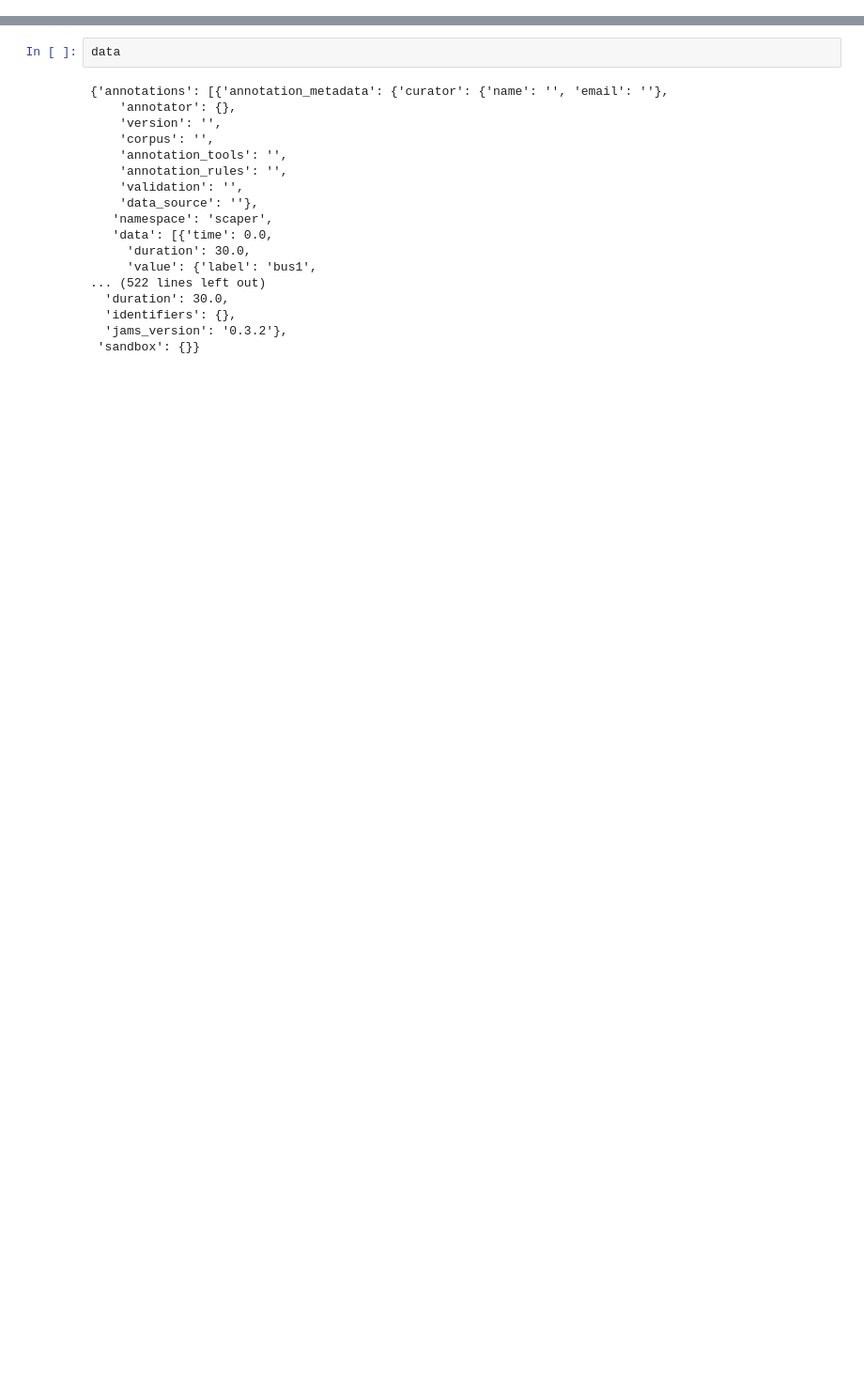
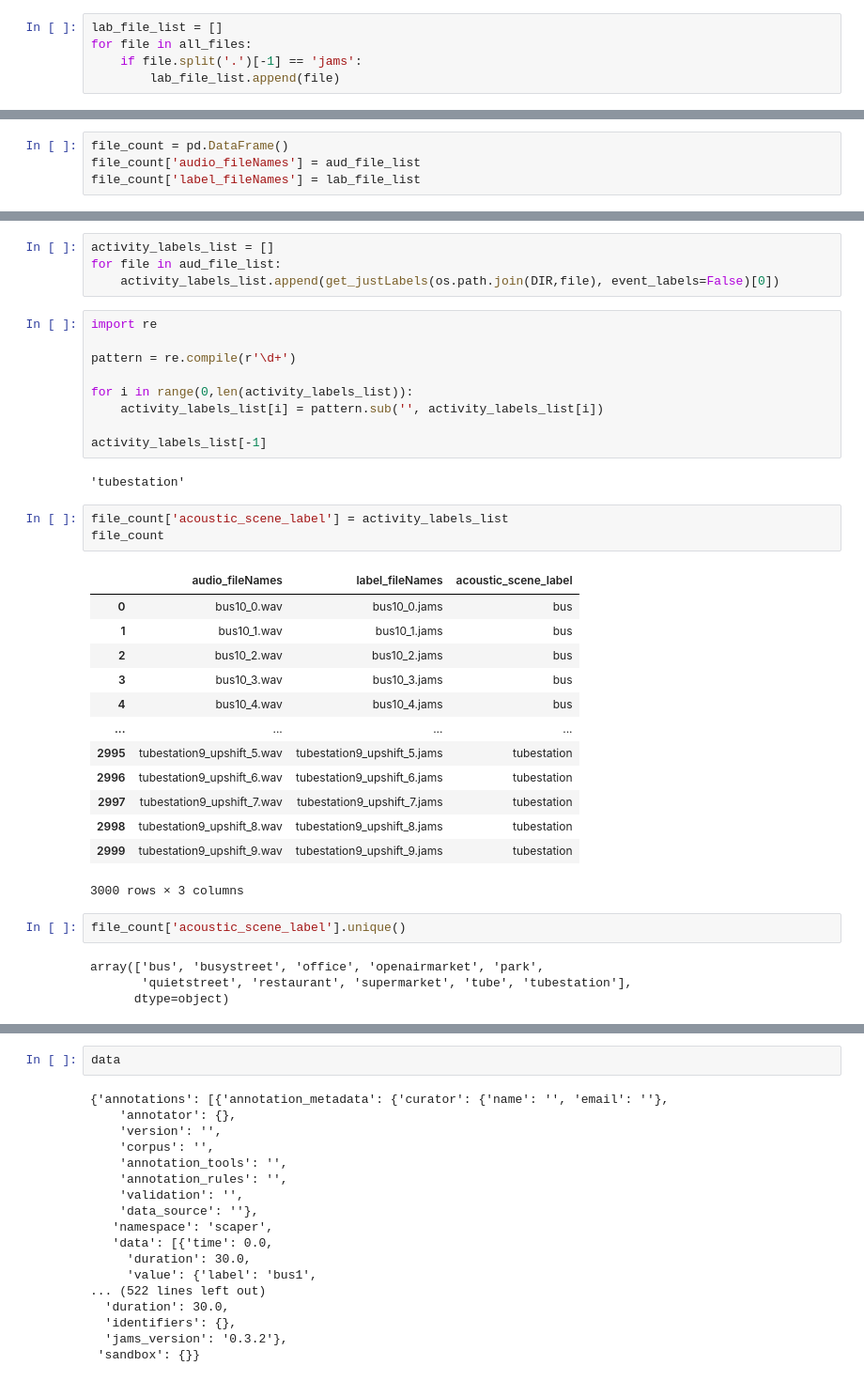
Before and after one commit to darshitttt/ASC_AED_JoinTask, a Jupyter notebook: rough.ipynb, the cells around one changed output, grey strips where cells are left out. Shown at 94% size. Cells and saved outputs as stored; diff of their text form; blank space fills up the shorter version.

```diff
--- a/rough.ipynb
+++ b/rough.ipynb
@@ -7,0 +19,5 @@ import json
+# %%
+lab_file_list = []
+for file in all_files:
+    if file.split('.')[-1] == 'jams':
+        lab_file_list.append(file)
@@ -7,0 +58,4 @@ import json
+# %%
+file_count = pd.DataFrame()
+file_count['audio_fileNames'] = aud_file_list
+file_count['label_fileNames'] = lab_file_list
@@ -39,3 +115,41 @@ get_labels(sam_file)
+# %%
+activity_labels_list = []
+for file in aud_file_list:
+    activity_labels_list.append(get_justLabels(os.path.join(DIR,file), event_labels=False)[0])
+# %%
+import re
+
+pattern = re.compile(r'\d+')
+
+for i in range(0,len(activity_labels_list)):
+    activity_labels_list[i] = pattern.sub('', activity_labels_list[i])
+
+activity_labels_list[-1]
+# %% [output]
+'tubestation'
+# %%
+file_count['acoustic_scene_label'] = activity_labels_list
+file_count
+# %% [output]
+|  | audio_fileNames | label_fileNames | acoustic_scene_label |
+| 0 | bus10_0.wav | bus10_0.jams | bus |
+| 1 | bus10_1.wav | bus10_1.jams | bus |
+| 2 | bus10_2.wav | bus10_2.jams | bus |
+| 3 | bus10_3.wav | bus10_3.jams | bus |
+| 4 | bus10_4.wav | bus10_4.jams | bus |
+| ... | ... | ... | ... |
+| 2995 | tubestation9_upshift_5.wav | tubestation9_upshift_5.jams | tubestation |
+| 2996 | tubestation9_upshift_6.wav | tubestation9_upshift_6.jams | tubestation |
+| 2997 | tubestation9_upshift_7.wav | tubestation9_upshift_7.jams | tubestation |
+| 2998 | tubestation9_upshift_8.wav | tubestation9_upshift_8.jams | tubestation |
+| 2999 | tubestation9_upshift_9.wav | tubestation9_upshift_9.jams | tubestation |
+3000 rows × 3 columns
+# %%
+file_count['acoustic_scene_label'].unique()
+# %% [output]
+array(['bus', 'busystreet', 'office', 'openairmarket', 'park',
+       'quietstreet', 'restaurant', 'supermarket', 'tube', 'tubestation'],
+      dtype=object)
 # %%
 sam_file = '../audioData/sythenticSoundscenes/test/bus1_0.jams'
 
```
Also changed, not shown: parts of 7 cells of this notebook.
